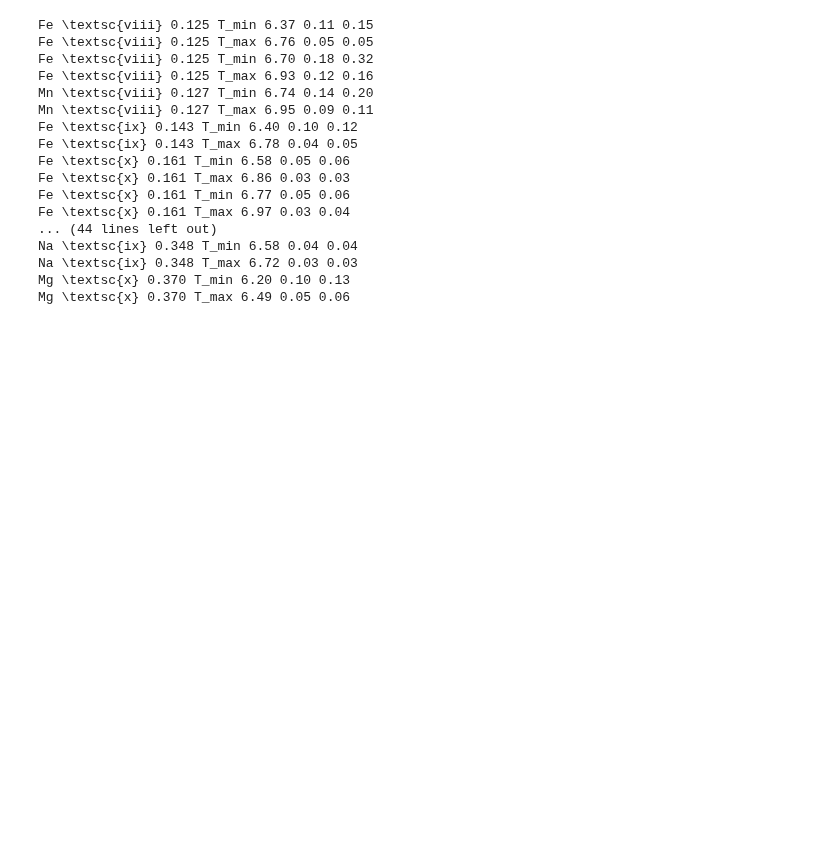
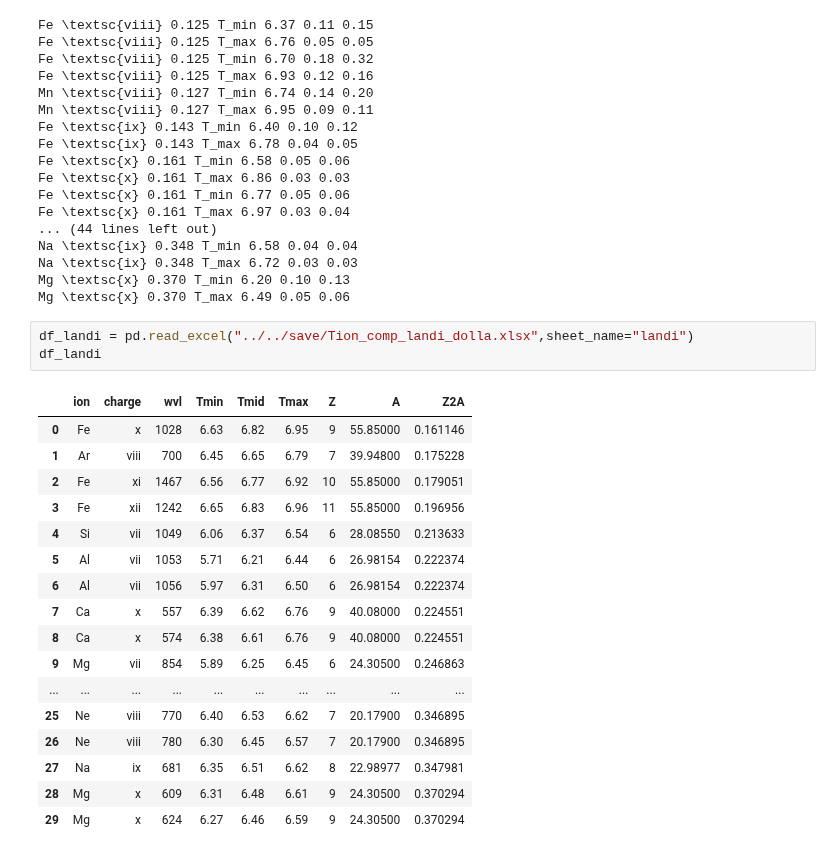
Before and after one commit to yjzhu-solar/EIS_SUMER_PCH_Ti, a Jupyter notebook: ipynb/paper/temp_diag_v2_cross.ipynb, the cells around one changed output. Saved outputs shown, nothing was run; the diff lists cells and outputs as text; blank space fills up the shorter version.

```diff
--- a/ipynb/paper/temp_diag_v2_cross.ipynb
+++ b/ipynb/paper/temp_diag_v2_cross.ipynb
@@ -288,3 +284,24 @@ Na \textsc{ix} 0.348 T_min 6.58 0.04 0.04
 Na \textsc{ix} 0.348 T_max 6.72 0.03 0.03
 Mg \textsc{x} 0.370 T_min 6.20 0.10 0.13
 Mg \textsc{x} 0.370 T_max 6.49 0.05 0.06
+# %%
+df_landi = pd.read_excel("../../save/Tion_comp_landi_dolla.xlsx",sheet_name="landi")
+df_landi
+# %% [output]
+|  | ion | charge | wvl | Tmin | Tmid | Tmax | Z | A | Z2A |
+| 0 | Fe | x | 1028 | 6.63 | 6.82 | 6.95 | 9 | 55.85000 | 0.161146 |
+| 1 | Ar | viii | 700 | 6.45 | 6.65 | 6.79 | 7 | 39.94800 | 0.175228 |
+| 2 | Fe | xi | 1467 | 6.56 | 6.77 | 6.92 | 10 | 55.85000 | 0.179051 |
+| 3 | Fe | xii | 1242 | 6.65 | 6.83 | 6.96 | 11 | 55.85000 | 0.196956 |
+| 4 | Si | vii | 1049 | 6.06 | 6.37 | 6.54 | 6 | 28.08550 | 0.213633 |
+| 5 | Al | vii | 1053 | 5.71 | 6.21 | 6.44 | 6 | 26.98154 | 0.222374 |
+| 6 | Al | vii | 1056 | 5.97 | 6.31 | 6.50 | 6 | 26.98154 | 0.222374 |
+| 7 | Ca | x | 557 | 6.39 | 6.62 | 6.76 | 9 | 40.08000 | 0.224551 |
+| 8 | Ca | x | 574 | 6.38 | 6.61 | 6.76 | 9 | 40.08000 | 0.224551 |
+| 9 | Mg | vii | 854 | 5.89 | 6.25 | 6.45 | 6 | 24.30500 | 0.246863 |
+| ... | ... | ... | ... | ... | ... | ... | ... | ... | ... |
+| 25 | Ne | viii | 770 | 6.40 | 6.53 | 6.62 | 7 | 20.17900 | 0.346895 |
+| 26 | Ne | viii | 780 | 6.30 | 6.45 | 6.57 | 7 | 20.17900 | 0.346895 |
+| 27 | Na | ix | 681 | 6.35 | 6.51 | 6.62 | 8 | 22.98977 | 0.347981 |
+| 28 | Mg | x | 609 | 6.31 | 6.48 | 6.61 | 9 | 24.30500 | 0.370294 |
+| 29 | Mg | x | 624 | 6.27 | 6.46 | 6.59 | 9 | 24.30500 | 0.370294 |
```
Also changed, not shown: parts of 4 cells of this notebook, 16 other files.
